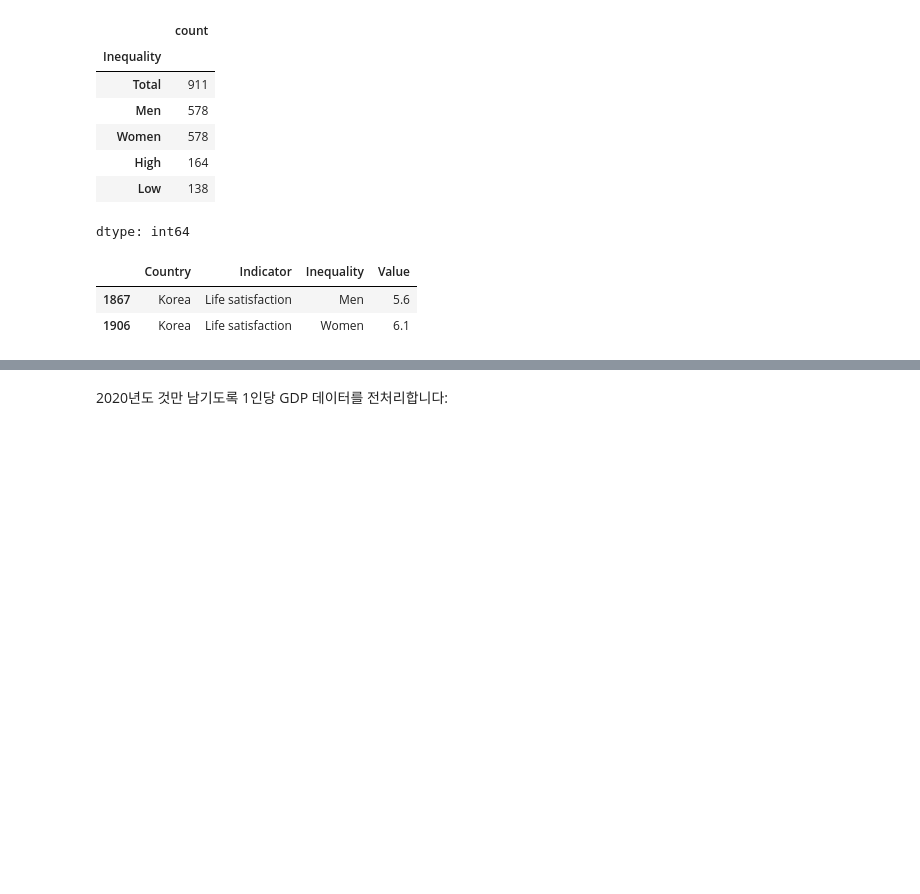
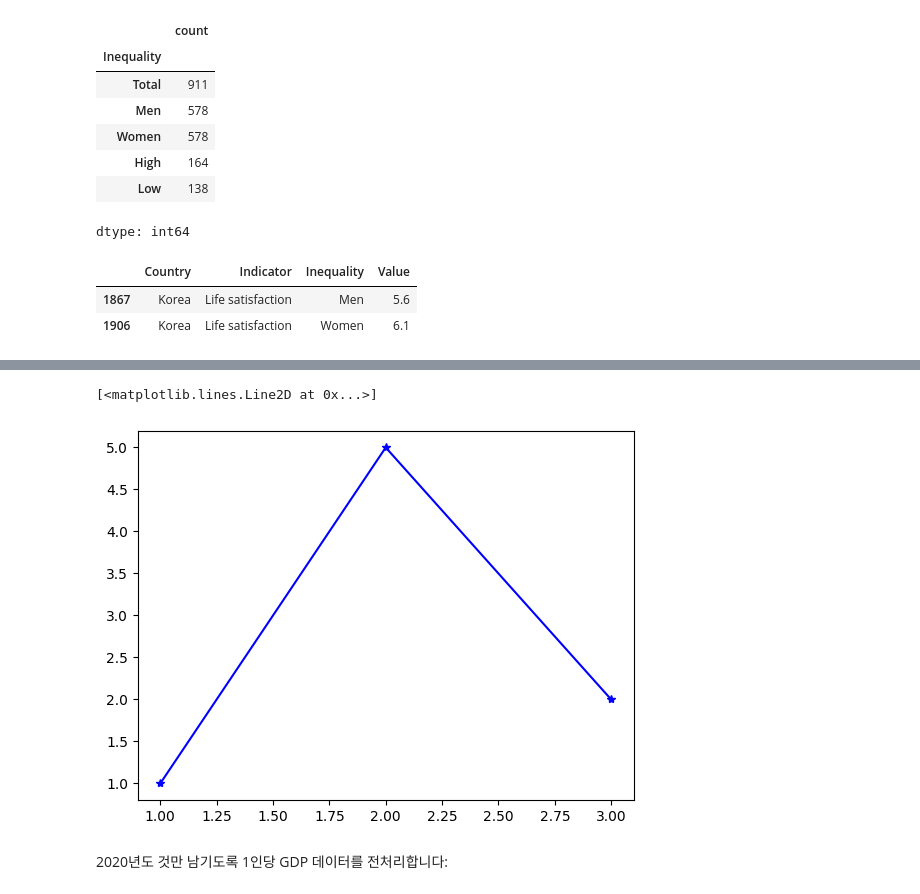
Before and after one commit to Shk-tech/my-colab-learning-material, a Jupyter notebook: Copy_of_01_the_machine_learning_landscape.ipynb, the cells around one changed output, grey strips where cells are left out. Drawn from its saved outputs; the diff is of its cells as text; code cells hidden in the pictures; blank space fills up the shorter version.

```diff
--- a/Copy_of_01_the_machine_learning_landscape.ipynb
+++ b/Copy_of_01_the_machine_learning_landscape.ipynb
@@ -345,2 +391,12 @@ oecd[con]
+# %%
+import matplotlib.pyplot as plt
+# P = [(x1, y1), (x2, y2), (x3, y3)]
+# X = [x1, x2, x3]
+# Y = [y1, y2, y3]
+# plt.plot(X, Y)
+plt.plot([1, 2, 3], [1, 5, 2], '*-b')
+# %% [output]
+[<matplotlib.lines.Line2D at 0x...>]
+[figure, added]
 # %% [markdown]
 2020년도 것만 남기도록 1인당 GDP 데이터를 전처리합니다:
```
Also changed, not shown: parts of 9 cells of this notebook.
